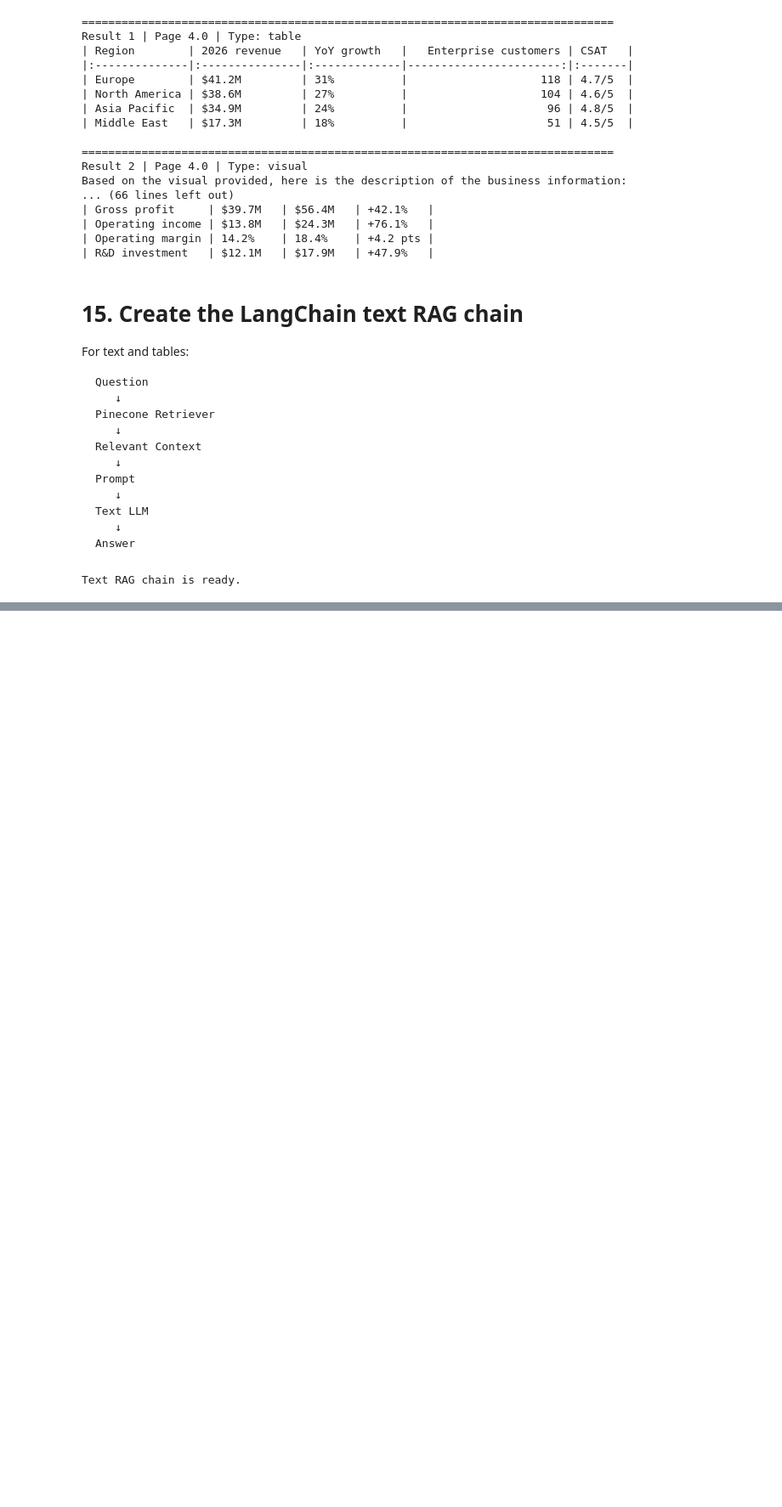
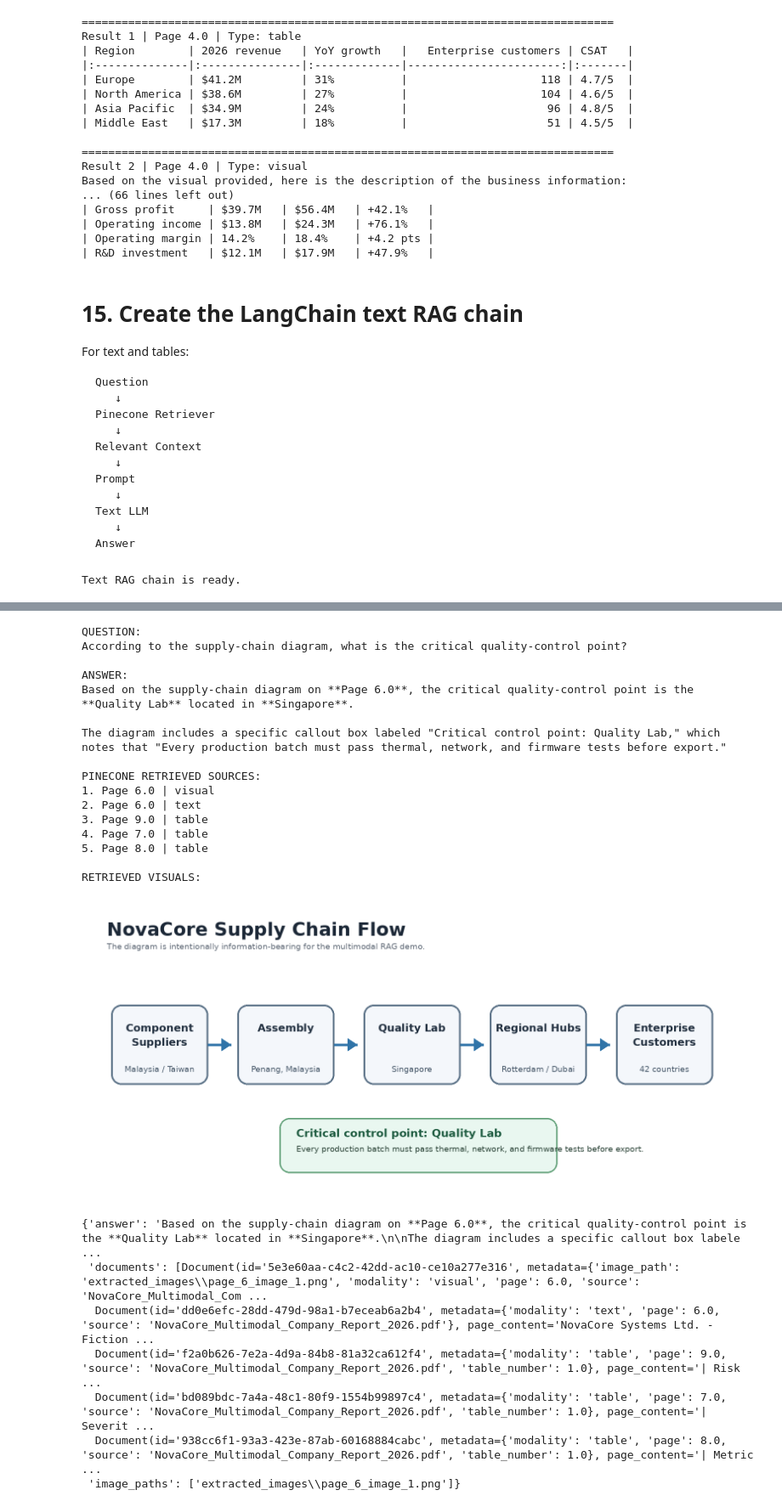
Before and after one commit to LexerPatty/Multimodal_RAG, a Jupyter notebook: multimodal_rag.ipynb, the cells around one changed output, grey strips where cells are left out. Shown at 85% size. Saved outputs shown, nothing was run; the diff lists cells and outputs as text; code cells hidden in the pictures; blank space fills up the shorter version.

```diff
--- a/multimodal_rag.ipynb
+++ b/multimodal_rag.ipynb
@@ -542,0 +778,30 @@ Text RAG chain is ready.
+# %%
+ask_rag(
+    "According to the supply-chain diagram, what is the critical quality-control point?",
+    show_images=True,
+)
+# %% [output]
+QUESTION:
+According to the supply-chain diagram, what is the critical quality-control point?
+
+ANSWER:
+Based on the supply-chain diagram on **Page 6.0**, the critical quality-control point is the **Quality Lab** located in **Singapore**.
+
+The diagram includes a specific callout box labeled "Critical control point: Quality Lab," which notes that "Every production batch must pass thermal, network, and firmware tests before export."
+
+PINECONE RETRIEVED SOURCES:
+1. Page 6.0 | visual
+2. Page 6.0 | text
+3. Page 9.0 | table
+4. Page 7.0 | table
+5. Page 8.0 | table
+
+RETRIEVED VISUALS:
+[figure, added]
+{'answer': 'Based on the supply-chain diagram on **Page 6.0**, the critical quality-control point is the **Quality Lab** located in **Singapore**.\n\nThe diagram includes a specific callout box labele ...
+ 'documents': [Document(id='5e3e60aa-c4c2-42dd-ac10-ce10a277e316', metadata={'image_path': 'extracted_images\\page_6_image_1.png', 'modality': 'visual', 'page': 6.0, 'source': 'NovaCore_Multimodal_Com ...
+  Document(id='dd0e6efc-28dd-479d-98a1-b7eceab6a2b4', metadata={'modality': 'text', 'page': 6.0, 'source': 'NovaCore_Multimodal_Company_Report_2026.pdf'}, page_content='NovaCore Systems Ltd. - Fiction ...
+  Document(id='f2a0b626-7e2a-4d9a-84b8-81a32ca612f4', metadata={'modality': 'table', 'page': 9.0, 'source': 'NovaCore_Multimodal_Company_Report_2026.pdf', 'table_number': 1.0}, page_content='| Risk    ...
+  Document(id='bd089bdc-7a4a-48c1-80f9-1554b99897c4', metadata={'modality': 'table', 'page': 7.0, 'source': 'NovaCore_Multimodal_Company_Report_2026.pdf', 'table_number': 1.0}, page_content='| Severit ...
+  Document(id='938cc6f1-93a3-423e-87ab-60168884cabc', metadata={'modality': 'table', 'page': 8.0, 'source': 'NovaCore_Multimodal_Company_Report_2026.pdf', 'table_number': 1.0}, page_content='| Metric  ...
+ 'image_paths': ['extracted_images\\page_6_image_1.png']}
```
Also changed, not shown: parts of 15 cells of this notebook.
